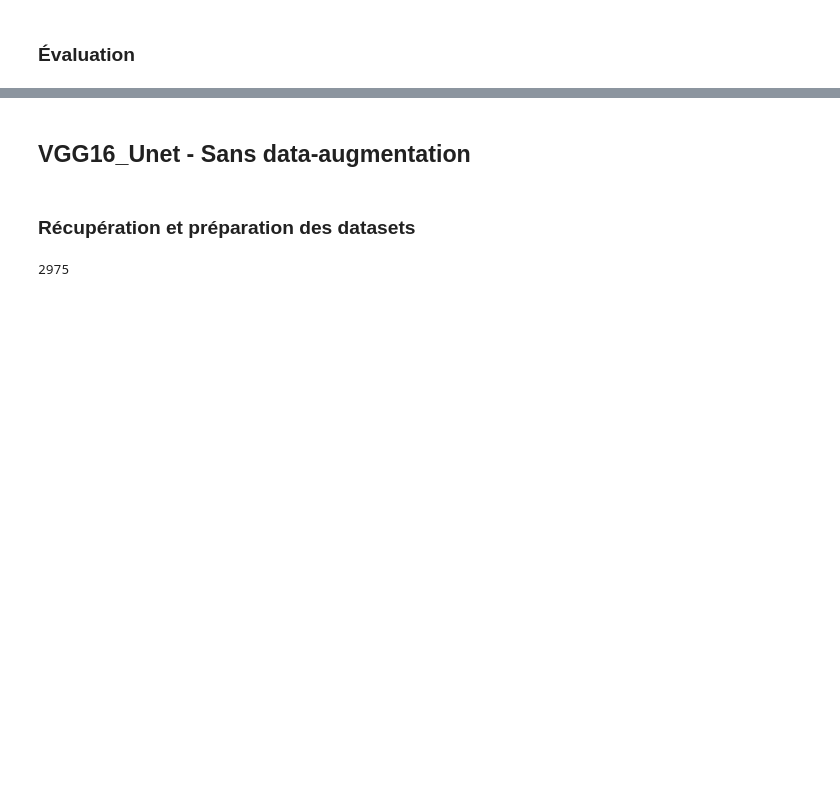
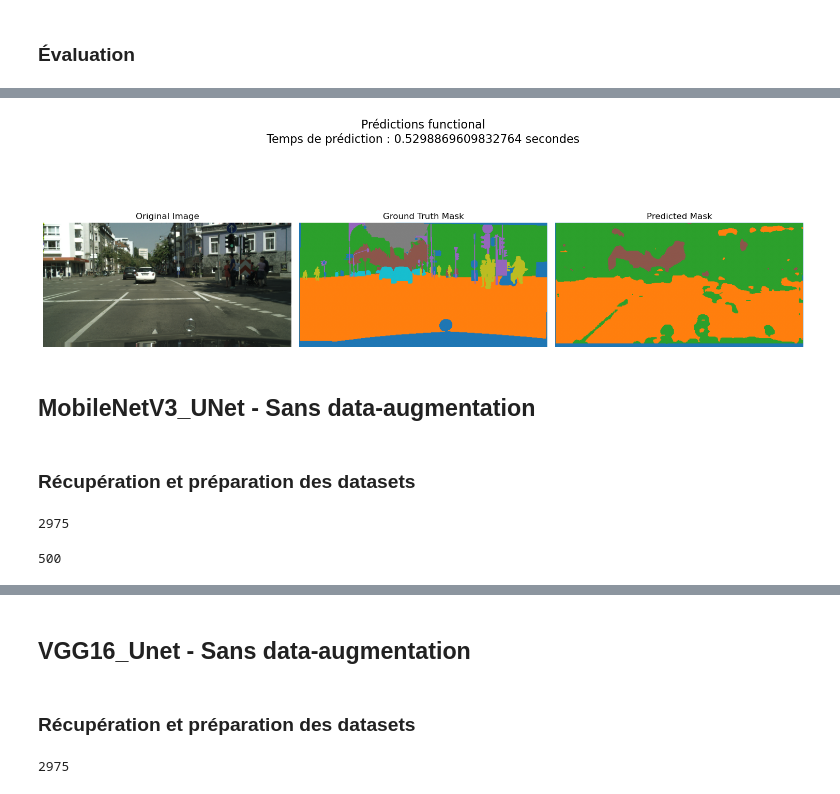
Before and after one commit to Oxelie/P8_Segmentation_Images, a Jupyter notebook: models.ipynb, the cells around one changed output, grey strips where cells are left out. Drawn from its saved outputs; the diff is of its cells as text; code cells hidden in the pictures; blank space fills up the shorter version.

```diff
--- a/models.ipynb
+++ b/models.ipynb
@@ -1489,3 +1553,7 @@ Prediction time for test: 408.12 seconds
 # %%
 # Pour charger le modèle du dernier run et faire des prédictions
 model = trainer_unet_mini.load_model(run_id=run_id_trainer_unet_mini)
+# %%
+index = 42
+test_dataset.show_prediction(model, index)
+# %% [output]
@@ -1491,0 +1561,5 @@ model = trainer_unet_mini.load_model(run_id=run_id_trainer_unet_mini)
+[figure, added]
+# %% [markdown]
+## MobileNetV3_UNet - Sans data-augmentation
+# %% [markdown]
+### Récupération et préparation des datasets
@@ -1491,0 +1623,8 @@ model = trainer_unet_mini.load_model(run_id=run_id_trainer_unet_mini)
+# %%
+len(full_train_paths)
+# %% [output]
+2975
+# %%
+len(test_paths)
+# %% [output]
+500
```
Also changed, not shown: parts of 24 cells of this notebook, 1 other file.
